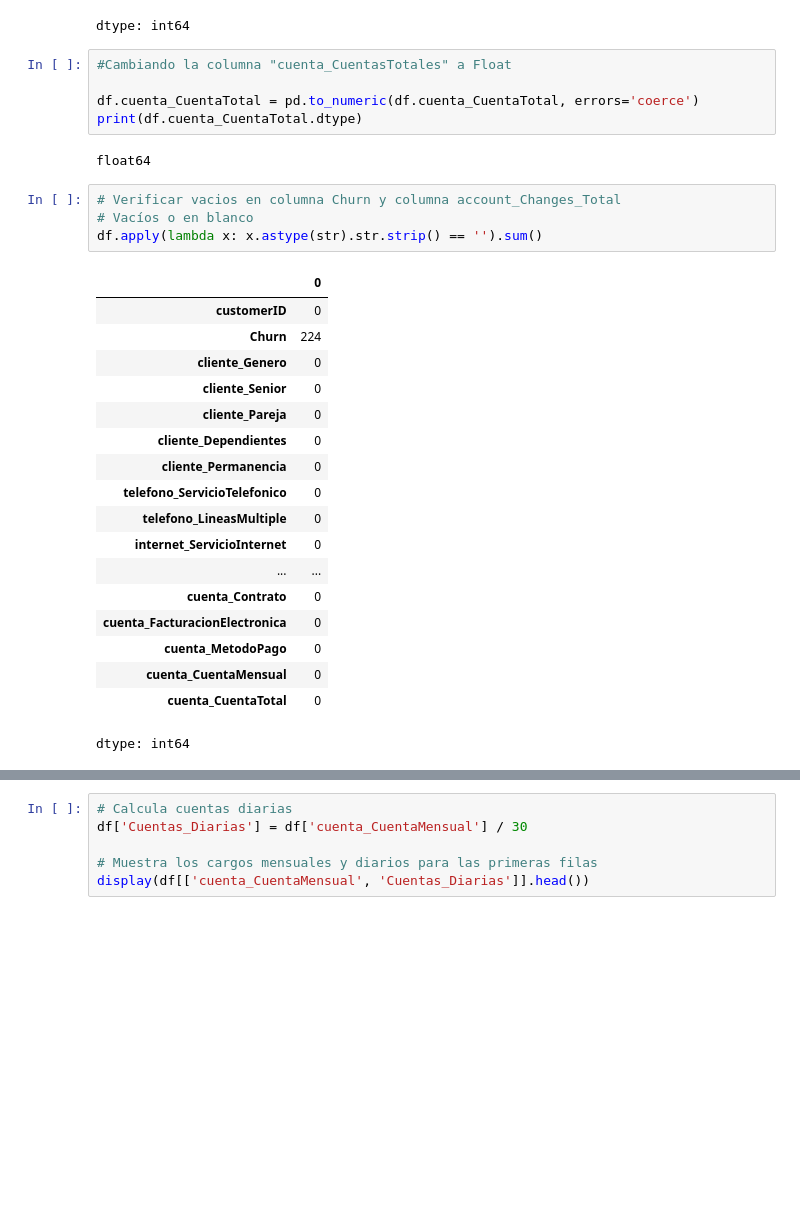
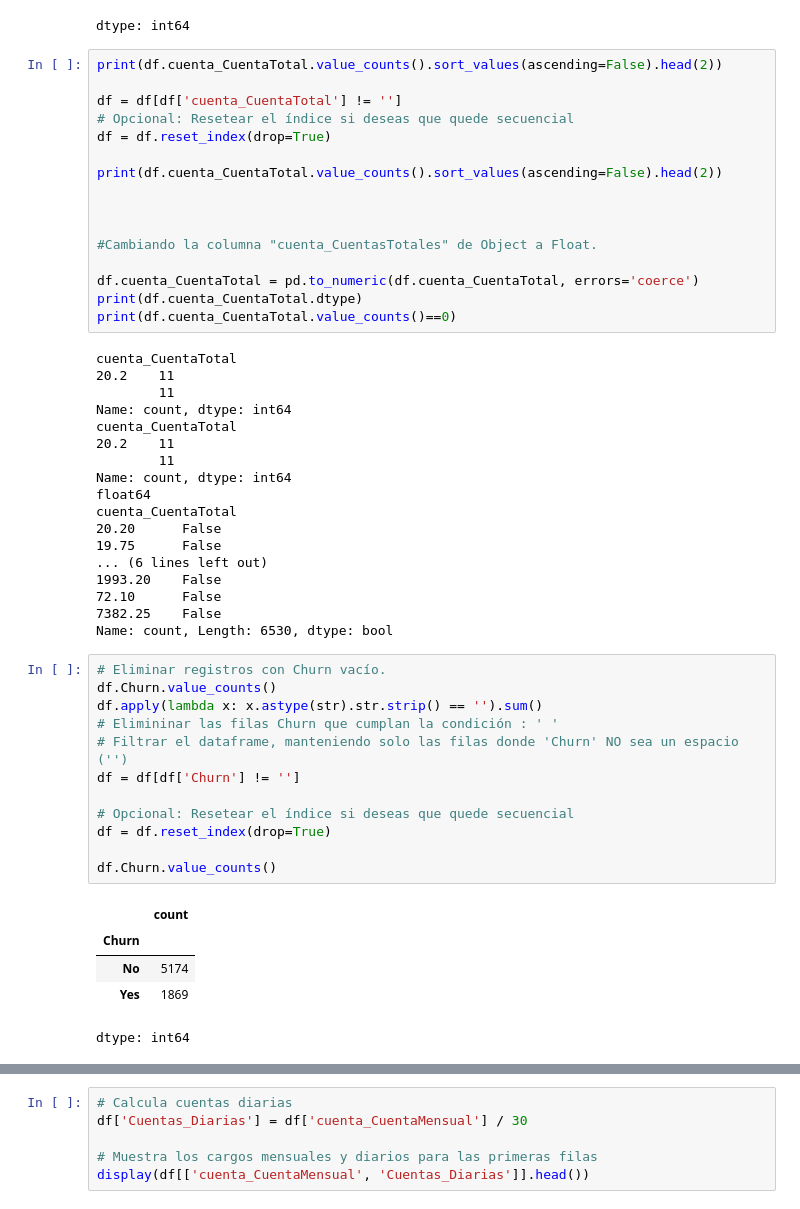
Before and after one commit to marelycarcamo/Challenge_TelecomX, a Jupyter notebook: TelecomX_LATAM.ipynb, the cells around one changed output, grey strips where cells are left out. Saved outputs shown, nothing was run; the diff lists cells and outputs as text; blank space fills up the shorter version.

```diff
--- a/TelecomX_LATAM.ipynb
+++ b/TelecomX_LATAM.ipynb
@@ -353,35 +292,57 @@ df.apply(lambda x: x.astype(str).str.strip() == '').sum()
 | cuenta_CuentaTotal | 11 |
 dtype: int64
 # %%
-#Cambiando la columna "cuenta_CuentasTotales" a Float
+print(df.cuenta_CuentaTotal.value_counts().sort_values(ascending=False).head(2))
+
+df = df[df['cuenta_CuentaTotal'] != '']
+# Opcional: Resetear el índice si deseas que quede secuencial
+df = df.reset_index(drop=True)
+
+print(df.cuenta_CuentaTotal.value_counts().sort_values(ascending=False).head(2))
+
+
+
+#Cambiando la columna "cuenta_CuentasTotales" de Object a Float.
 
 df.cuenta_CuentaTotal = pd.to_numeric(df.cuenta_CuentaTotal, errors='coerce')
 print(df.cuenta_CuentaTotal.dtype)
+print(df.cuenta_CuentaTotal.value_counts()==0)
 # %% [output]
+cuenta_CuentaTotal
+20.2    11
+        11
+Name: count, dtype: int64
+cuenta_CuentaTotal
+20.2    11
+        11
+Name: count, dtype: int64
 float64
+cuenta_CuentaTotal
+20.20      False
+19.75      False
+... (6 lines left out)
+1993.20    False
+72.10      False
+7382.25    False
+Name: count, Length: 6530, dtype: bool
-# %%
-# Verificar vacios en columna Churn y columna account_Changes_Total
-# Vacíos o en blanco
-df.apply(lambda x: x.astype(str).str.strip() == '').sum()
-# %% [output]
-|  | 0 |
-| customerID | 0 |
-| Churn | 224 |
-| cliente_Genero | 0 |
-| cliente_Senior | 0 |
-| cliente_Pareja | 0 |
-| cliente_Dependientes | 0 |
-| cliente_Permanencia | 0 |
-| telefono_ServicioTelefonico | 0 |
-| telefono_LineasMultiple | 0 |
-| internet_ServicioInternet | 0 |
-| ... | ... |
-| cuenta_Contrato | 0 |
-| cuenta_FacturacionElectronica | 0 |
-| cuenta_MetodoPago | 0 |
-| cuenta_CuentaMensual | 0 |
-| cuenta_CuentaTotal | 0 |
-dtype: int64
+# %%
+# Eliminar registros con Churn vacío.
+df.Churn.value_counts()
+df.apply(lambda x: x.astype(str).str.strip() == '').sum()
+# Elimininar las filas Churn que cumplan la condición : ' '
+# Filtrar el dataframe, manteniendo solo las filas donde 'Churn' NO sea un espacio ('')
+df = df[df['Churn'] != '']
+
+# Opcional: Resetear el índice si deseas que quede secuencial
+df = df.reset_index(drop=True)
+
+df.Churn.value_counts()
+# %% [output]
+|  | count |
+| Churn |  |
+| No | 5174 |
+| Yes | 1869 |
+dtype: int64
 # %%
 # Contar los valores únicos en cada columna
 print(df.nunique())
```
Also changed, not shown: parts of 29 cells of this notebook.
